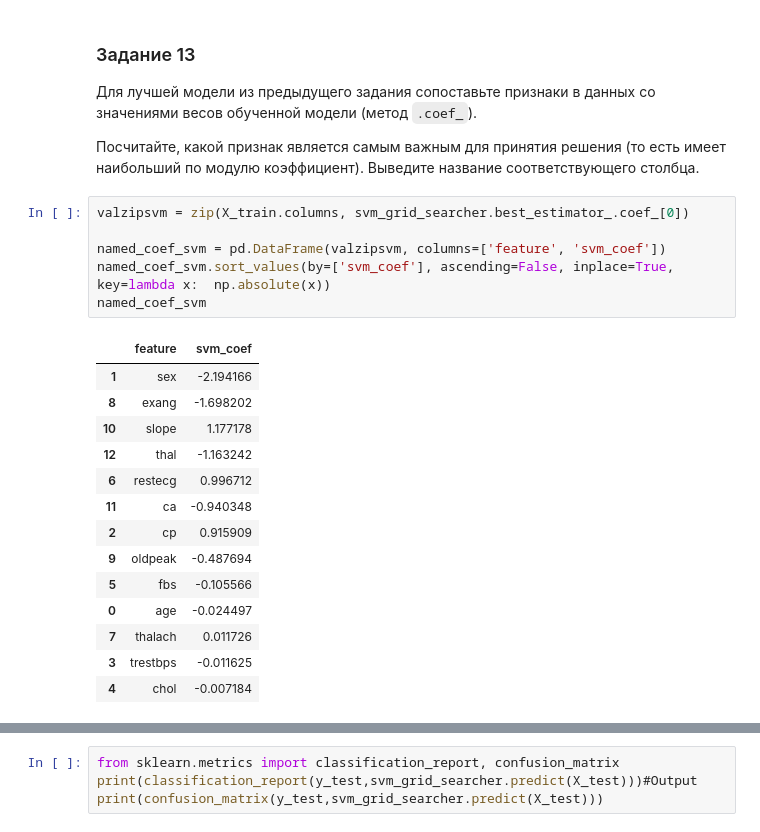
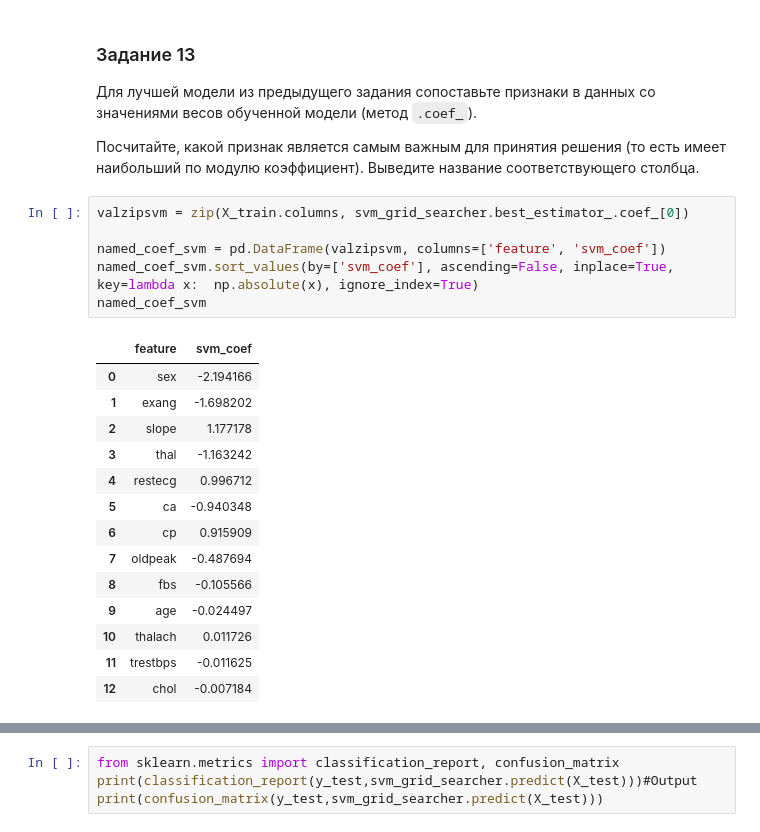
Before and after one commit to ksetdekov/ml_dpo_2021, a Jupyter notebook: hw/hw3/hw03.ipynb, the cells around one changed output, grey strips where cells are left out. Drawn from its saved outputs; the diff is of its cells as text.

```diff
--- a/hw/hw3/hw03.ipynb
+++ b/hw/hw3/hw03.ipynb
@@ -558,24 +548,24 @@ ROC AUC для оптимизированной SVM модели: 0.8978
 # %%
 valzipsvm = zip(X_train.columns, svm_grid_searcher.best_estimator_.coef_[0])
 
 named_coef_svm = pd.DataFrame(valzipsvm, columns=['feature', 'svm_coef'])
-named_coef_svm.sort_values(by=['svm_coef'], ascending=False, inplace=True, key=lambda x:  np.absolute(x))
+named_coef_svm.sort_values(by=['svm_coef'], ascending=False, inplace=True, key=lambda x:  np.absolute(x), ignore_index=True)
 named_coef_svm
 # %% [output]
 |  | feature | svm_coef |
-| 1 | sex | -2.194166 |
-| 8 | exang | -1.698202 |
-| 10 | slope | 1.177178 |
-| 12 | thal | -1.163242 |
-| 6 | restecg | 0.996712 |
-| 11 | ca | -0.940348 |
-| 2 | cp | 0.915909 |
-| 9 | oldpeak | -0.487694 |
-| 5 | fbs | -0.105566 |
-| 0 | age | -0.024497 |
-| 7 | thalach | 0.011726 |
-| 3 | trestbps | -0.011625 |
-| 4 | chol | -0.007184 |
+| 0 | sex | -2.194166 |
+| 1 | exang | -1.698202 |
+| 2 | slope | 1.177178 |
+| 3 | thal | -1.163242 |
+| 4 | restecg | 0.996712 |
+| 5 | ca | -0.940348 |
+| 6 | cp | 0.915909 |
+| 7 | oldpeak | -0.487694 |
+| 8 | fbs | -0.105566 |
+| 9 | age | -0.024497 |
+| 10 | thalach | 0.011726 |
+| 11 | trestbps | -0.011625 |
+| 12 | chol | -0.007184 |
 # %%
 print(f'Самый важный фактор для модели получился: {named_coef_svm.feature[0]}')
 # %% [output]
```
Also changed, not shown: parts of 8 cells of this notebook.
